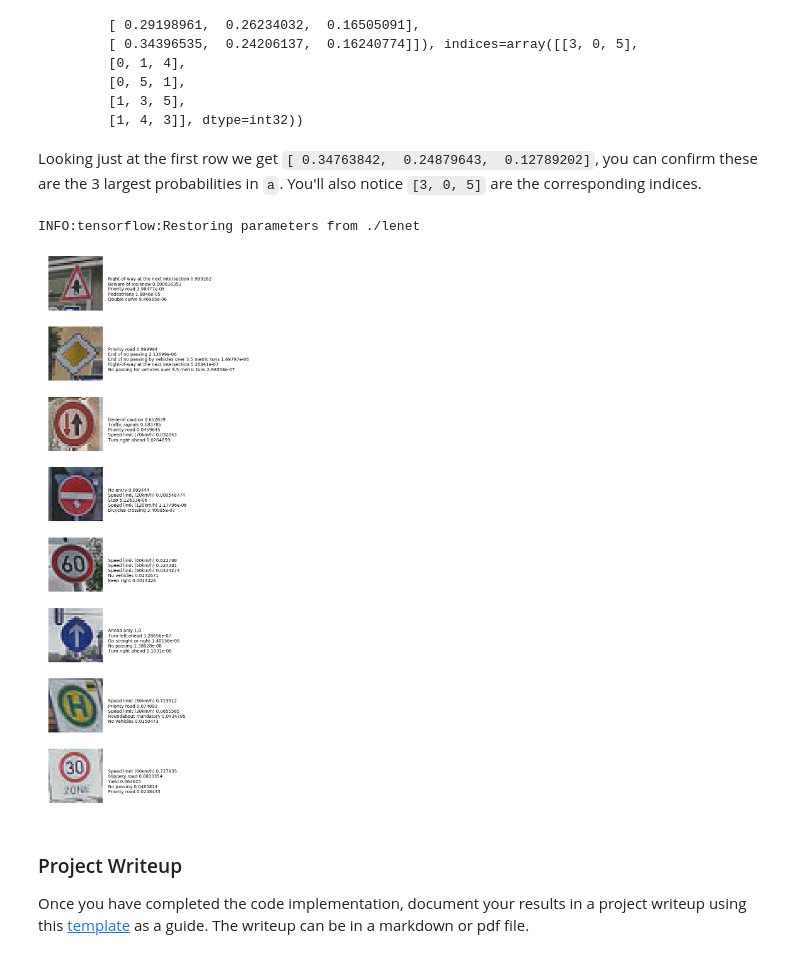
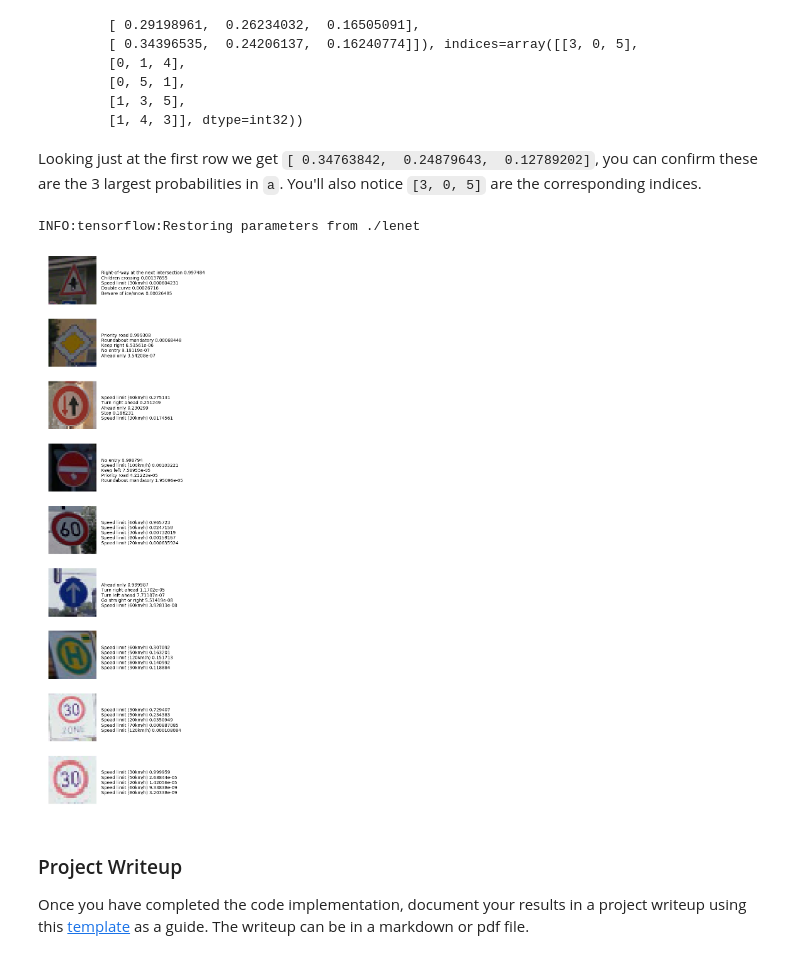
Before and after one commit to HandMi/CarND-Traffic-Sign-Classifier-Project, a Jupyter notebook: Traffic_Sign_Classifier.ipynb, the cells around one changed output. Cells and saved outputs as stored; diff of their text form; code cells hidden in the pictures.

```diff
--- a/Traffic_Sign_Classifier.ipynb
+++ b/Traffic_Sign_Classifier.ipynb
@@ -417,7 +421,7 @@ with tf.Session() as sess:
         for offset in range(0, num_examples, BATCH_SIZE):
             end = offset + BATCH_SIZE
             batch_x, batch_y = train_features_processed[offset:end], train_labels[offset:end]
-            sess.run(training_operation, feed_dict={x: batch_x, y: batch_y, dropout: 0.8})
+            sess.run(training_operation, feed_dict={x: batch_x, y: batch_y, dropout: 0.7})
         validation_accuracy = evaluate(validation_features_processed, validation_labels)
         print("EPOCH {} ...".format(i+1))
         print("Validation Accuracy = {:.3f}".format(validation_accuracy))
@@ -491,11 +516,13 @@ import os
 
 ### Load the images and plot them here.
 ### Feel free to use as many code cells as needed.
-test_signs=os.listdir("examples/")
-fig, ax = plt.subplots(2,4,figsize=(12,4))
-new_images = [cv2.cvtColor(cv2.imread("examples/"+test_signs[i]),cv2.COLOR_BGR2RGB) for i in range(0,8)]
-for i in range(0, 2):
-        for j in range(0, 4):
-            ax[i][j].imshow(new_images[4*i+j])
+test_signs=os.listdir("pictures/")
+test_signs.sort()
+print(test_signs)
+fig, ax = plt.subplots(3,3,figsize=(12,12))
+new_images = [cv2.cvtColor(cv2.imread("pictures/"+test_signs[i]),cv2.COLOR_BGR2RGB) for i in range(0,9)]
+for i in range(0, 3):
+        for j in range(0, 3):
+            ax[i][j].imshow(new_images[3*i+j])
             ax[i][j].axis('off')
 # %% [output]
@@ -515,7 +543,7 @@ def predict(features, human_readable=False):
 
 new_features_processed = pre_process_data(new_images)
 signal_prediction = predict(new_features_processed)
-for i in range(0,8):
+for i in range(0,9):
     n=signal_prediction[i]
     signal_name=str(signnames[n+1][1])
     print(str(n)+" "+signal_name)
@@ -532,12 +561,12 @@ INFO:tensorflow:Restoring parameters from ./lenet
 # %%
 # Plot one representative of each label again
-f, ax = plt.subplots(2, 4, figsize=(22, 12))
-for i in range(2):
-    for j in range(4):
-        n=4*i+j
+f, ax = plt.subplots(3, 3, figsize=(22, 20))
+for i in range(3):
+    for j in range(3):
+        n=3*i+j
         image=new_features_processed[n]
         label=signal_prediction[n]
-        ax[i][j].imshow(image)
+        ax[i][j].imshow(image[:,:,0],cmap='gray')
         signal_name=str(signnames[label+1][1])
         title=str(label)+str(' ')+signal_name[:30]+'..' if len(signal_name) > 30 else str(label)+str(' ')+signal_name
         ax[i][j].set_title(title, fontsize=14)
@@ -597,20 +626,20 @@ def predict_topk(features, human_readable=False):
 # %%
 new_features_processed = pre_process_data(new_images)
 soft_max = predict_topk(new_features_processed)
-f, ax = plt.subplots(8, 1, figsize=(12, 32))
+f, ax = plt.subplots(9, 1, figsize=(12, 32))
 
-for i in range(0,8):
-    image=new_features_processed[i]
+for i in range(0,9):
+    image=new_images[i]
     ax[i].imshow(image)
     title = ''
     for n in range(0,5):
         signal_name=str(signnames[soft_max[1][i][n]+1][1])
         title+=signal_name+' '+str(soft_max[0][i][n])+'\n'
     ax[i].set_title(title, fontsize=14, loc ='left', x=1.1, y=0)
     ax[i].axis('off')
 # %% [output]
 INFO:tensorflow:Restoring parameters from ./lenet
-[figure, old version]
+[figure, new version]
 # %% [markdown]
 ### Project Writeup
 
```
Also changed, not shown: parts of 15 cells of this notebook, 24 other files.
